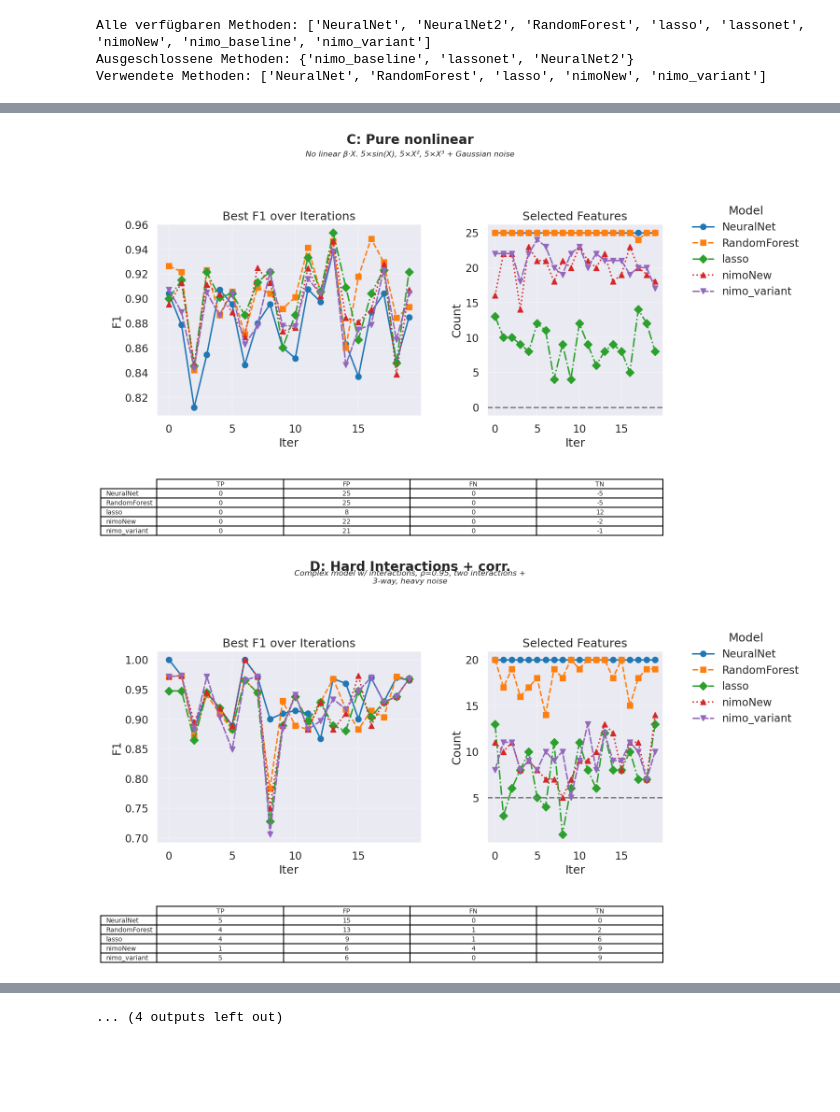
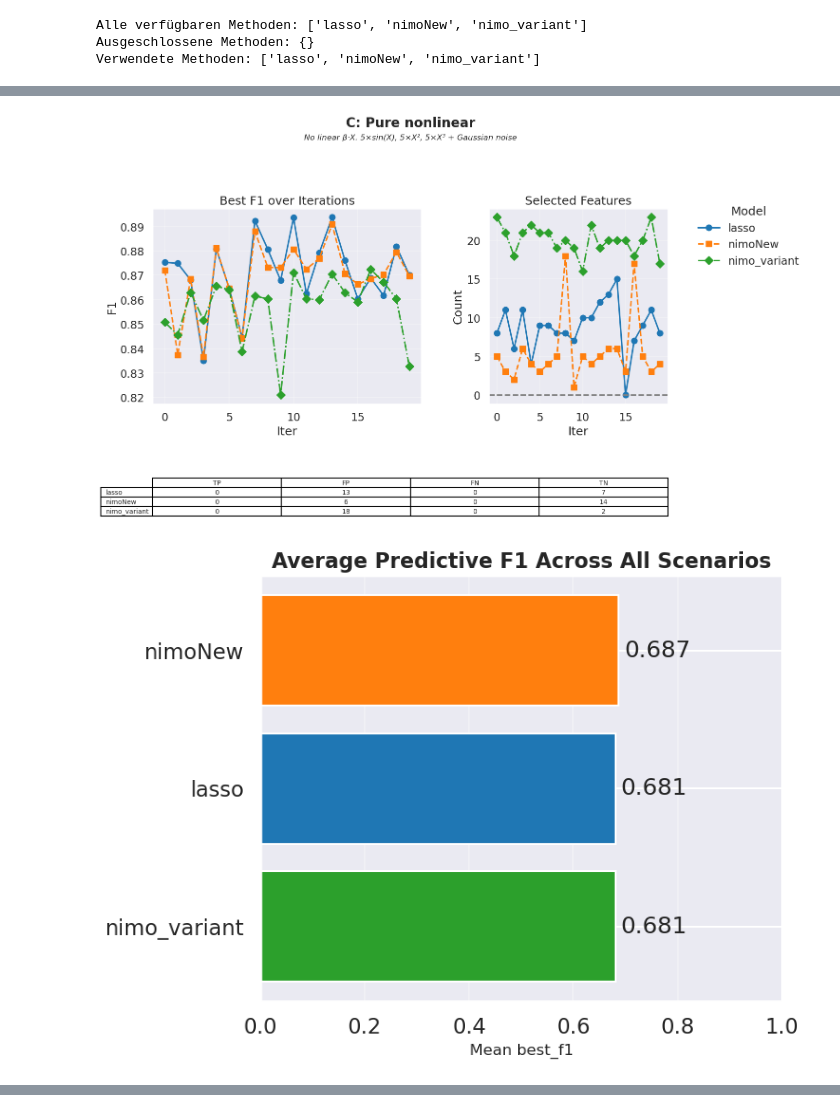
Before and after one commit to erdemkoca/master-thesis, a Jupyter notebook: notebooks/04_plotting_synthetic_results.ipynb, the cells around one changed output, grey strips where cells are left out. Drawn from its saved outputs; the diff is of its cells as text; code cells hidden in the pictures; blank space fills up the shorter version.

Commit message:
beginning august

```diff
--- a/notebooks/04_plotting_synthetic_results.ipynb
+++ b/notebooks/04_plotting_synthetic_results.ipynb
@@ -14,14 +14,14 @@ sns.set_context("talk")
 # 0) Methoden ausschließen - HIER ÄNDERN!
 # -------------------------------
 # Definiere hier die Methoden, die du aus den Plots ausschließen möchtest
-excluded_methods = { 'nimo_baseline', 'NeuralNet2', 'lassonet'}  # Beispiel: randomForest und nimoNew ausschließen
+excluded_methods = {}# { 'nimo_baseline', 'NeuralNet2', 'lassonet', 'nimo_variant'}  # Beispiel: randomForest und nimoNew ausschließen
 # excluded_methods = set()  # Leeres Set = alle Methoden anzeigen
 
 # -------------------------------
 # 1) Daten einlesen & vorbereiten
 # -------------------------------
-#df = pd.read_csv('../results/synthetic/all_model_results_synthetic_20Iterations_JULY.csv')
-df = pd.read_csv('../results/synthetic/all_model_results_synthetic_20Iterations_AUGUST.csv')
+#df = pd.read_csv('../results/synthetic/all_model_results_synthetic_20Iterations_AUGUST.csv')
+df = pd.read_csv('../results/synthetic/lasso_nimo_coefficients.csv')
 df = df[df['error'].isna()] if 'error' in df else df
 df['selected_features'] = df['selected_features'].fillna('[]')\
     .apply(lambda s: ast.literal_eval(s) if isinstance(s, str) else [])
@@ -164,6 +164,6 @@ ax.set_xlabel("Model", fontsize=12)
 fig.tight_layout(rect=(0, 0, 0.85, 0.88))
 plt.show()
 # %% [output]
-Alle verfügbaren Methoden: ['NeuralNet', 'NeuralNet2', 'RandomForest', 'lasso', 'lassonet', 'nimoNew', 'nimo_baseline', 'nimo_variant']
-Ausgeschlossene Methoden: {'nimo_baseline', 'lassonet', 'NeuralNet2'}
-Verwendete Methoden: ['NeuralNet', 'RandomForest', 'lasso', 'nimoNew', 'nimo_variant']
+Alle verfügbaren Methoden: ['lasso', 'nimoNew', 'nimo_variant']
+Ausgeschlossene Methoden: {}
+Verwendete Methoden: ['lasso', 'nimoNew', 'nimo_variant']
@@ -172,2 +172,2 @@ Verwendete Methoden: ['NeuralNet', 'RandomForest', 'lasso', 'nimoNew', 'nimo_var
-[figure, old version]
+[figure, new version]
-[figure, old version]
+[figure, new version]
@@ -181 +174,0 @@ Verwendete Methoden: ['NeuralNet', 'RandomForest', 'lasso', 'nimoNew', 'nimo_var
-... (4 outputs left out)
```
Also changed, not shown: parts of 1 cell of this notebook, 7 other files.
